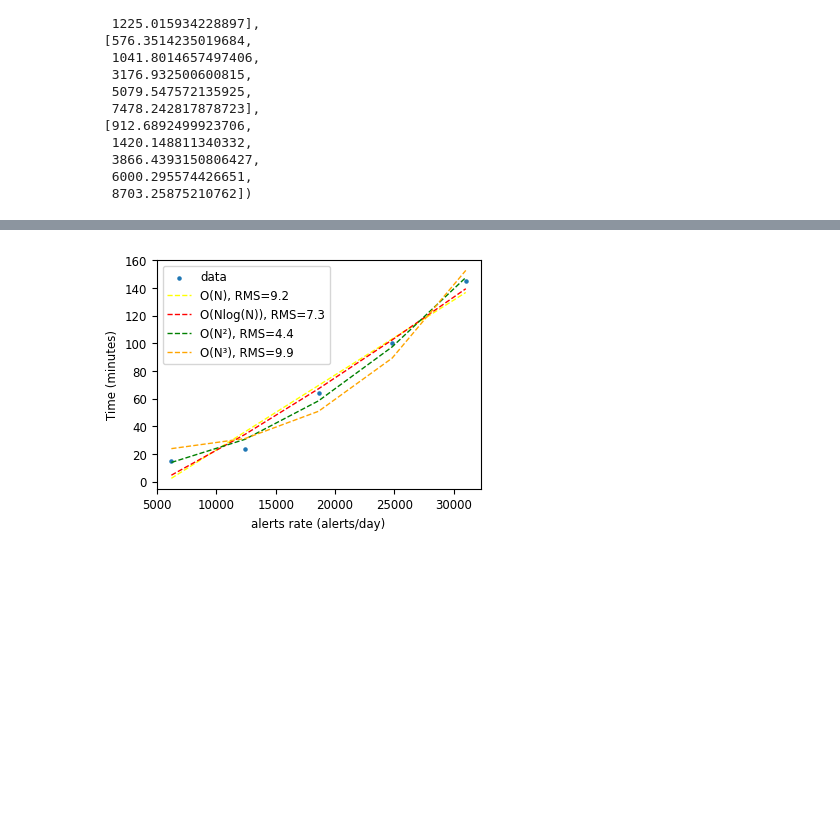
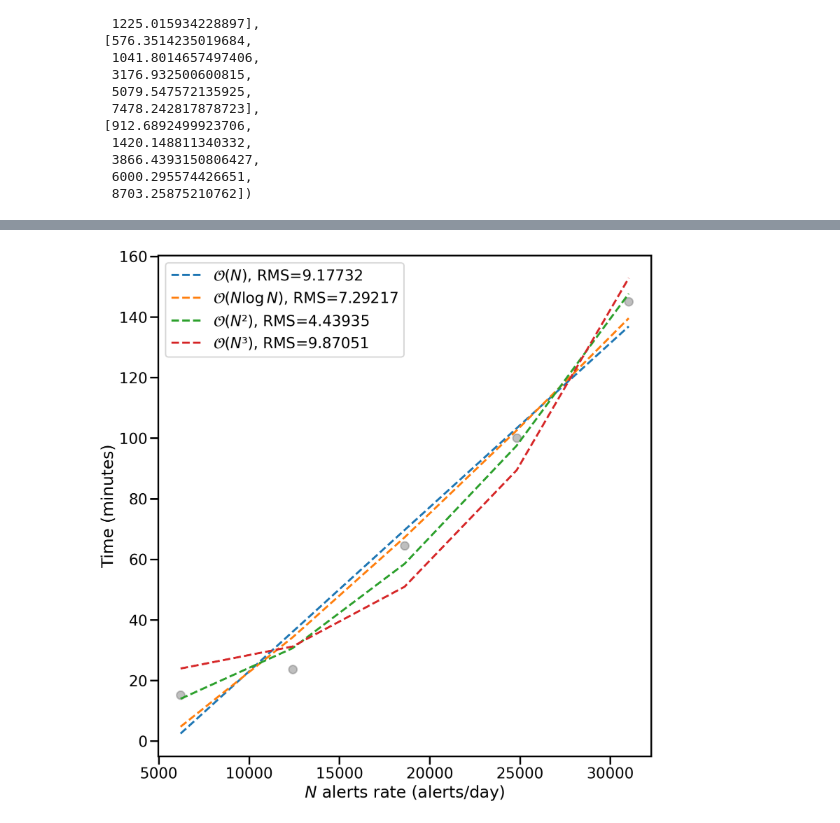
Before and after one commit to FusRoman/fink-fat, a Jupyter notebook: notebook/parameters_selection/orbfit_spark_complexity.ipynb, the cells around one changed output, grey strips where cells are left out. Saved outputs shown, nothing was run; the diff lists cells and outputs as text; code cells hidden in the pictures; blank space fills up the shorter version.

```diff
--- a/notebook/parameters_selection/orbfit_spark_complexity.ipynb
+++ b/notebook/parameters_selection/orbfit_spark_complexity.ipynb
@@ -394,24 +394,20 @@ f(res_lsq.x, result_strong[:, 0])
 array([89.37506255, 44.68753128, 22.34376564, 11.17188282,  5.58594141,
         2.7929707 ,  1.39648535])
 # %%
-plt.rcParams.update({'font.size': 8.5})
-
-fig = plt.figure(figsize=(4, 3))
+fig = plt.figure(figsize=(12, 12))
 
 # fig.suptitle("Orbfit complexity, strong scaling")
-plt.scatter(result_strong[:, 0], result_strong[:, 1] / 60, label="data", s=5)
+plt.scatter(result_strong[:, 0], result_strong[:, 1] / 60, label="data", color="grey", alpha=0.5)
 plt.plot(
     result_strong[:, 0],
     f(res_lsq.x, result_strong[:, 0]),
-    label="O(1/N): RMS={:.1f}".format(rms(res_lsq)),
-    linewidth=1,
+    label=r"$\mathcal{{O}}$($\frac{{1}}{{N}}$), RMS={:.5f}".format(rms(res_lsq)),
     linestyle="--", color="red"
 )
 
-plt.xlabel("number of cores")
+plt.xlabel(r"number $N$ of cores")
 plt.ylabel("Time (minutes)")
 plt.legend()
 plt.tight_layout()
-plt.savefig("orbfit_comp_strong.pgf")
 plt.show()
 # %% [output]
@@ -576,6 +572,11 @@ percent_exp, time_assoc, x_0
 # %%
 time_assoc = np.array(mean_assoc) / 60
 # std_time_orb = np.array(std_orb) / 60
+
+x_0 = np.array([1.0, 1.0])
+
+def f(x, t):
+    return x[0] * t + x[1]
 
 res_log = least_squares(loss_log, x_0, args=(percent_exp, time_assoc))
 res_lin = least_squares(loss, x_0, args=(percent_exp, time_assoc))
@@ -669,55 +713,53 @@ res_lin = least_squares(loss, x_0, args=(percent_exp, time_ff))
 res_square = least_squares(loss_square, x_0, args=(percent_exp, time_ff))
 res_cube = least_squares(loss_cube, x_0, args=(percent_exp, time_ff))
 # %%
-plt.rcParams.update({'font.size': 8.5})
 
-fig, ax = plt.subplots(figsize=(4, 3))
+
+fig, ax = plt.subplots(figsize=(12, 12))
 
 # fig.suptitle("Fink-fat complexity\n(associations + orbit fitting) time")
 
-ax.scatter(alerts_rate_data, time_ff, label="data", s=5)
+ax.scatter(alerts_rate_data, time_ff, color="grey", alpha=0.5)
 # for i, rate in enumerate(alerts_rate_data):
 #     ax.annotate(f"{int(rate)} alerts/day", (percent_exp[i]-1, time_ff[i] + 0.3))
 
 
 # ax.errorbar(percent_exp, time_ff, yerr=std_time_ff, linestyle="None")
 
 
 plt.plot(
     alerts_rate_data,
     f(res_lin.x, percent_exp),
-    label="O(N), RMS={:.1f}".format(rms(res_lin)),
-    linewidth=1,
-    linestyle="--", color="yellow"
+    # label="O(N), RMS={:.1f}".format(rms(res_lin)),
+    label=r"$\mathcal{{O}}$($N$), RMS={:.5f}".format(rms(res_lin)),
+    linestyle="--"
 )
+
 plt.plot(
     alerts_rate_data,
     f_log(res_log.x, percent_exp),
-    label="O(Nlog(N)), RMS={:.1f}".format(rms(res_log)),
-    linewidth=1,
-    linestyle="--", color="red"
+    label=r"$\mathcal{{O}}$($N \log N$), RMS={:.5f}".format(rms(res_log)),
+    linestyle="--"
 )
 plt.plot(
     alerts_rate_data,
     f_square(res_square.x, percent_exp),
-    label="O(N²), RMS={:.1f}".format(rms(res_square)),
-    linewidth=1,
-    linestyle="--", color="green"
+    label=r"$\mathcal{{O}}$($N²$), RMS={:.5f}".format(rms(res_square)),
+    linestyle="--"
 )
 plt.plot(
     alerts_rate_data,
     f_cube(res_cube.x, percent_exp),
-    label="O(N³), RMS={:.1f}".format(rms(res_cube)),
-    linewidth=1,
-    linestyle="--", color="orange"
+    label=r"$\mathcal{{O}}$($N³$), RMS={:.5f}".format(rms(res_cube)),
+    linestyle="--"
 )
 
 
-ax.set_xlabel("alerts rate (alerts/day)")
+ax.set_xlabel(r"$N$ alerts rate (alerts/day)")
 ax.set_ylabel("Time (minutes)")
 ax.legend()
 plt.tight_layout()
-plt.savefig("fink_fat_pipeline_comp.pgf")
+plt.savefig("fink_fat_pipeline_comp.png")
 plt.show()
 # %% [output]
-[figure, old version]
+[figure, new version]
```
Also changed, not shown: parts of 5 cells of this notebook.
